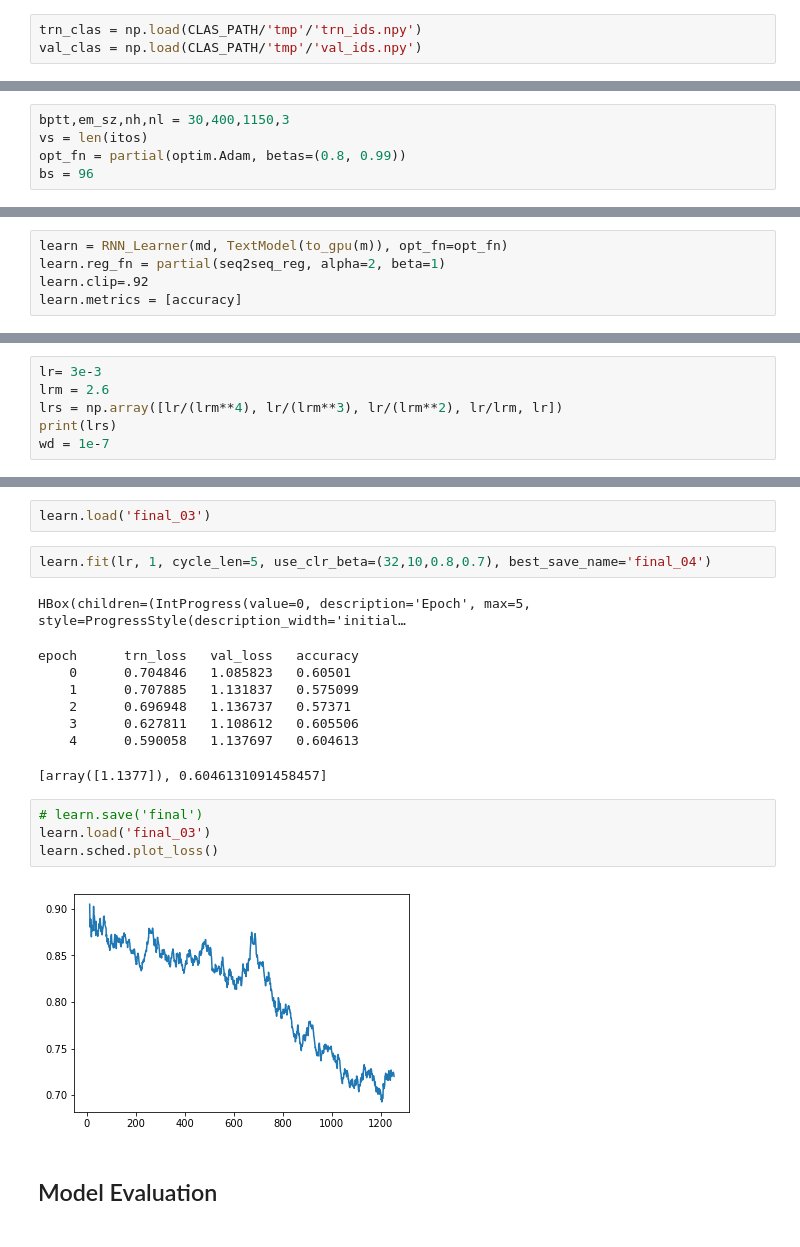
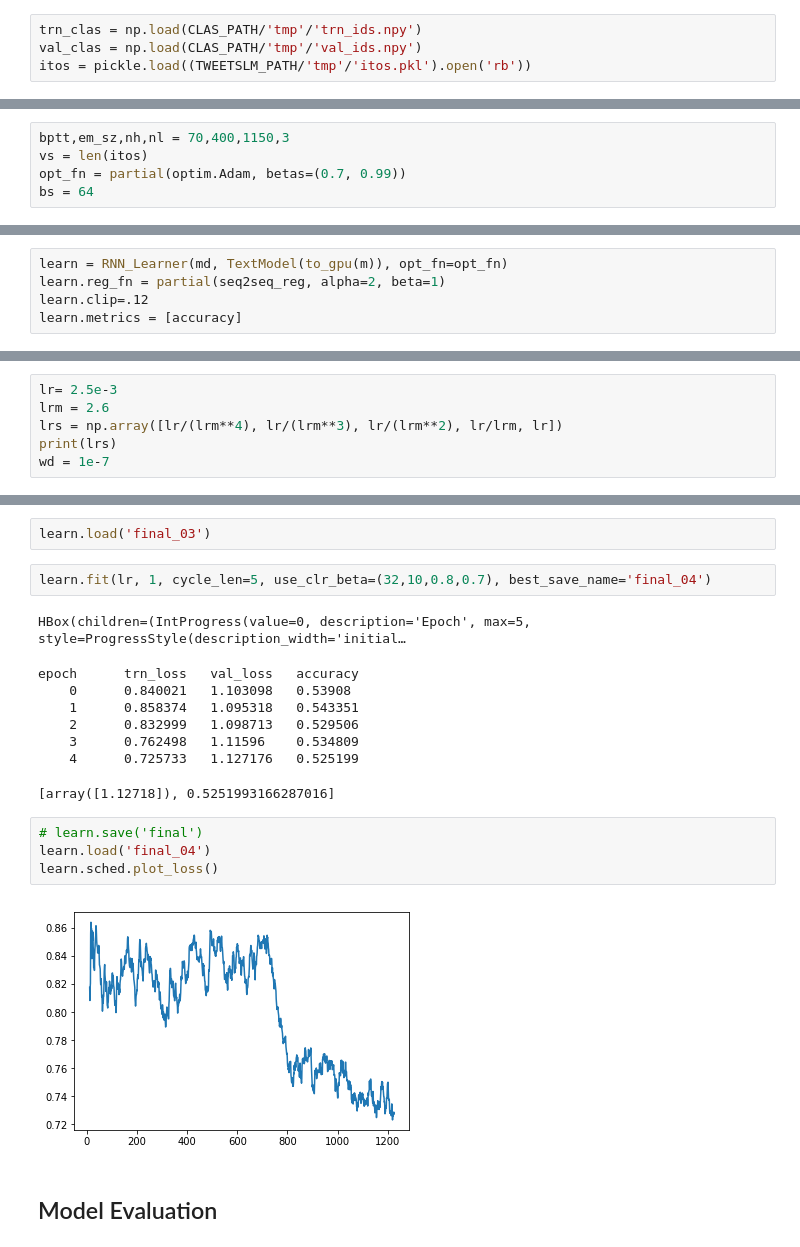
Before and after one commit to dpalominop/ULMFit, a Jupyter notebook: Classifier.ipynb, the cells around one changed output, grey strips where cells are left out. Saved outputs shown, nothing was run; the diff lists cells and outputs as text.

```diff
--- a/Classifier.ipynb
+++ b/Classifier.ipynb
@@ -619,14 +618,15 @@ np.save(CLAS_PATH/'tmp'/'tst_ids.npy', tst_clas)
 # %%
 trn_clas = np.load(CLAS_PATH/'tmp'/'trn_ids.npy')
 val_clas = np.load(CLAS_PATH/'tmp'/'val_ids.npy')
+itos = pickle.load((TWEETSLM_PATH/'tmp'/'itos.pkl').open('rb'))
 # %%
 trn_labels = np.squeeze(np.load(CLAS_PATH/'tmp'/'trn_labels.npy'))
 val_labels = np.squeeze(np.load(CLAS_PATH/'tmp'/'val_labels.npy'))
 # %%
-bptt,em_sz,nh,nl = 30,400,1150,3
+bptt,em_sz,nh,nl = 70,400,1150,3
 vs = len(itos)
-opt_fn = partial(optim.Adam, betas=(0.8, 0.99))
-bs = 96
+opt_fn = partial(optim.Adam, betas=(0.7, 0.99))
+bs = 64
 # %%
 min_lbl = trn_labels.min()
 trn_labels -= min_lbl
@@ -657,7 +657,7 @@ opt_fn = partial(optim.Adam, betas=(0.7, 0.99))
 # %%
 learn = RNN_Learner(md, TextModel(to_gpu(m)), opt_fn=opt_fn)
 learn.reg_fn = partial(seq2seq_reg, alpha=2, beta=1)
-learn.clip=.92
+learn.clip=.12
 learn.metrics = [accuracy]
 # %%
 learn.load_encoder('lm1_enc')
@@ -692,5 +692,5 @@ HBox(children=(IntProgress(value=0, description='Epoch', max=2, style=ProgressSt
 # %%
-lr= 3e-3
+lr= 2.5e-3
 lrm = 2.6
 lrs = np.array([lr/(lrm**4), lr/(lrm**3), lr/(lrm**2), lr/lrm, lr])
 print(lrs)
@@ -778,18 +778,18 @@ learn.fit(lr, 1, cycle_len=5, use_clr_beta=(32,10,0.8,0.7), best_save_name='fina
 # %% [output]
 HBox(children=(IntProgress(value=0, description='Epoch', max=5, style=ProgressStyle(description_width='initial…
 epoch      trn_loss   val_loss   accuracy
-    0      0.704846   1.085823   0.60501
-    1      0.707885   1.131837   0.575099
-    2      0.696948   1.136737   0.57371
-    3      0.627811   1.108612   0.605506
-    4      0.590058   1.137697   0.604613
+    0      0.840021   1.103098   0.53908
+    1      0.858374   1.095318   0.543351
+    2      0.832999   1.098713   0.529506
+    3      0.762498   1.11596    0.534809
+    4      0.725733   1.127176   0.525199
-[array([1.1377]), 0.6046131091458457]
+[array([1.12718]), 0.5251993166287016]
 # %%
 # learn.save('final')
-learn.load('final_03')
+learn.load('final_04')
 learn.sched.plot_loss()
 # %% [output]
-[figure, old version]
+[figure, new version]
 # %% [markdown]
 ## Model Evaluation
 # %%
```
Also changed, not shown: parts of 14 cells of this notebook.
